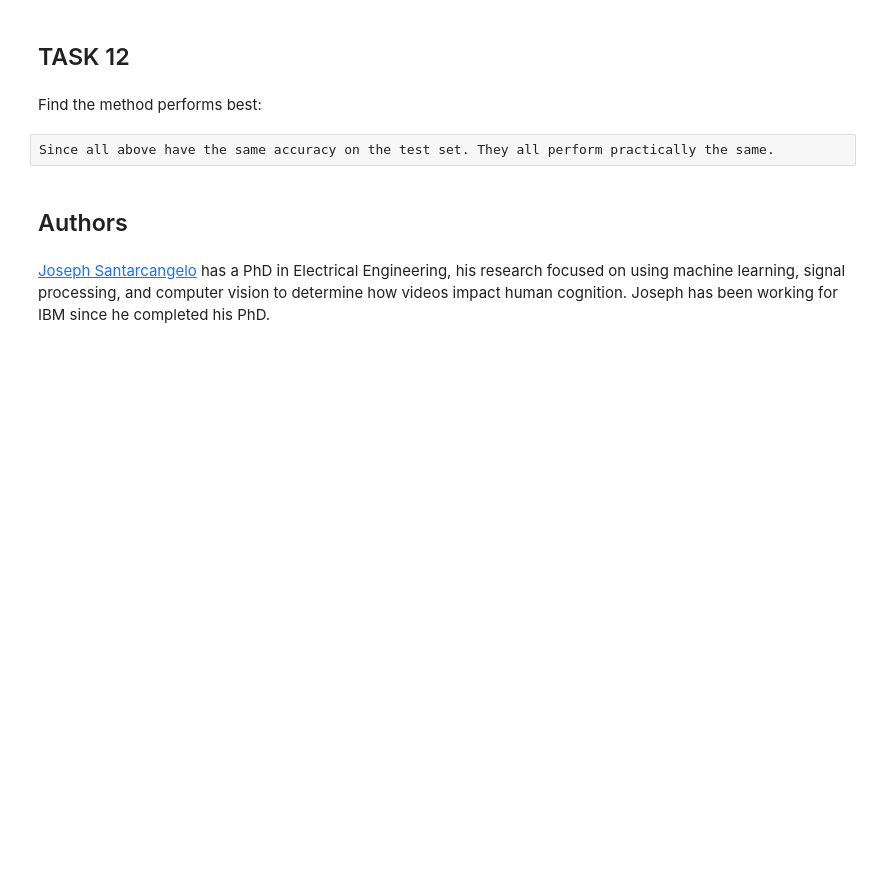
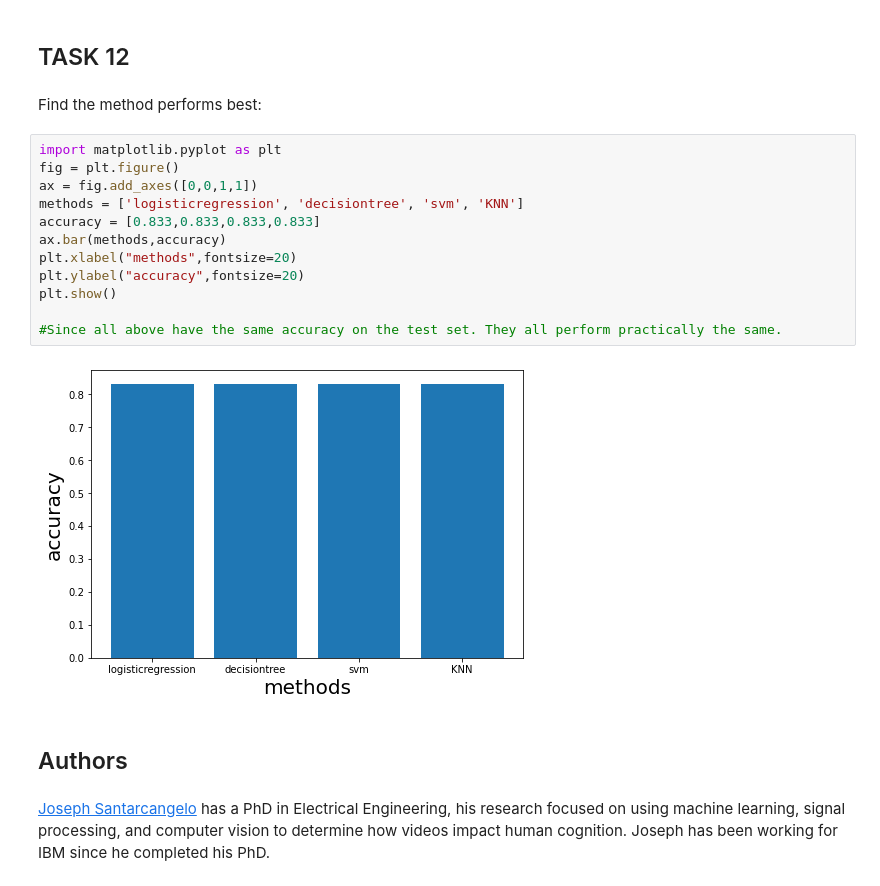
Before and after one commit to like8828/coursera_IBMdatascience, a Jupyter notebook: applied data science capstone week 4.ipynb, the cells around one changed output. Drawn from its saved outputs; the diff is of its cells as text; blank space fills up the shorter version.

```diff
--- a/applied data science capstone week 4.ipynb
+++ b/applied data science capstone week 4.ipynb
@@ -323,8 +325,20 @@ plot_confusion_matrix(Y_test,yhat)
 ## TASK  12
 # %% [markdown]
 Find the method performs best:
-# %%
-Since all above have the same accuracy on the test set. They all perform practically the same.
+# %%
+import matplotlib.pyplot as plt
+fig = plt.figure()
+ax = fig.add_axes([0,0,1,1])
+methods = ['logisticregression', 'decisiontree', 'svm', 'KNN']
+accuracy = [0.833,0.833,0.833,0.833]
+ax.bar(methods,accuracy)
+plt.xlabel("methods",fontsize=20)
+plt.ylabel("accuracy",fontsize=20)
+plt.show()
+
+#Since all above have the same accuracy on the test set. They all perform practically the same.
+# %% [output]
+[figure, added]
 # %% [markdown]
 ## Authors
 # %% [markdown]
```
Also changed, not shown: parts of 3 cells of this notebook.
